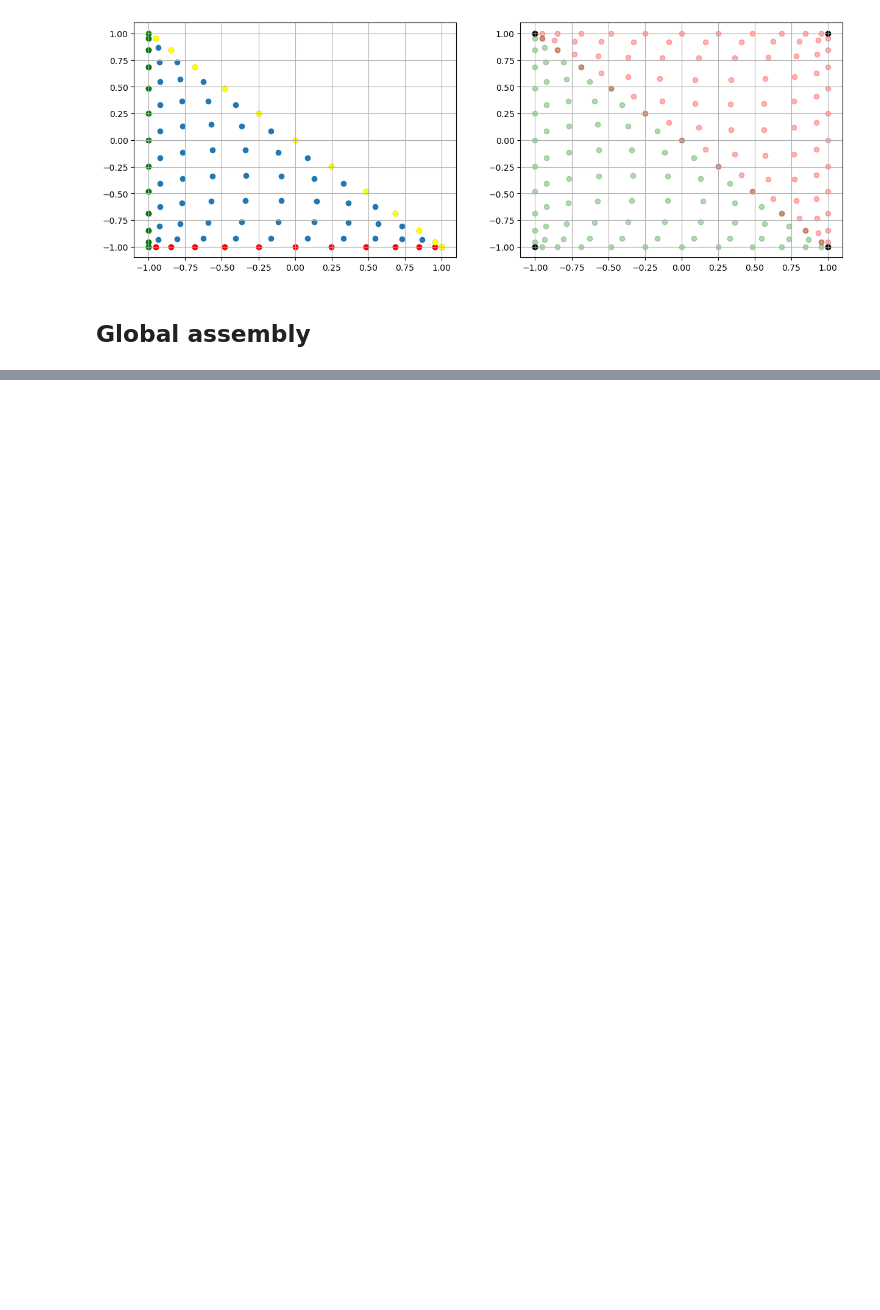
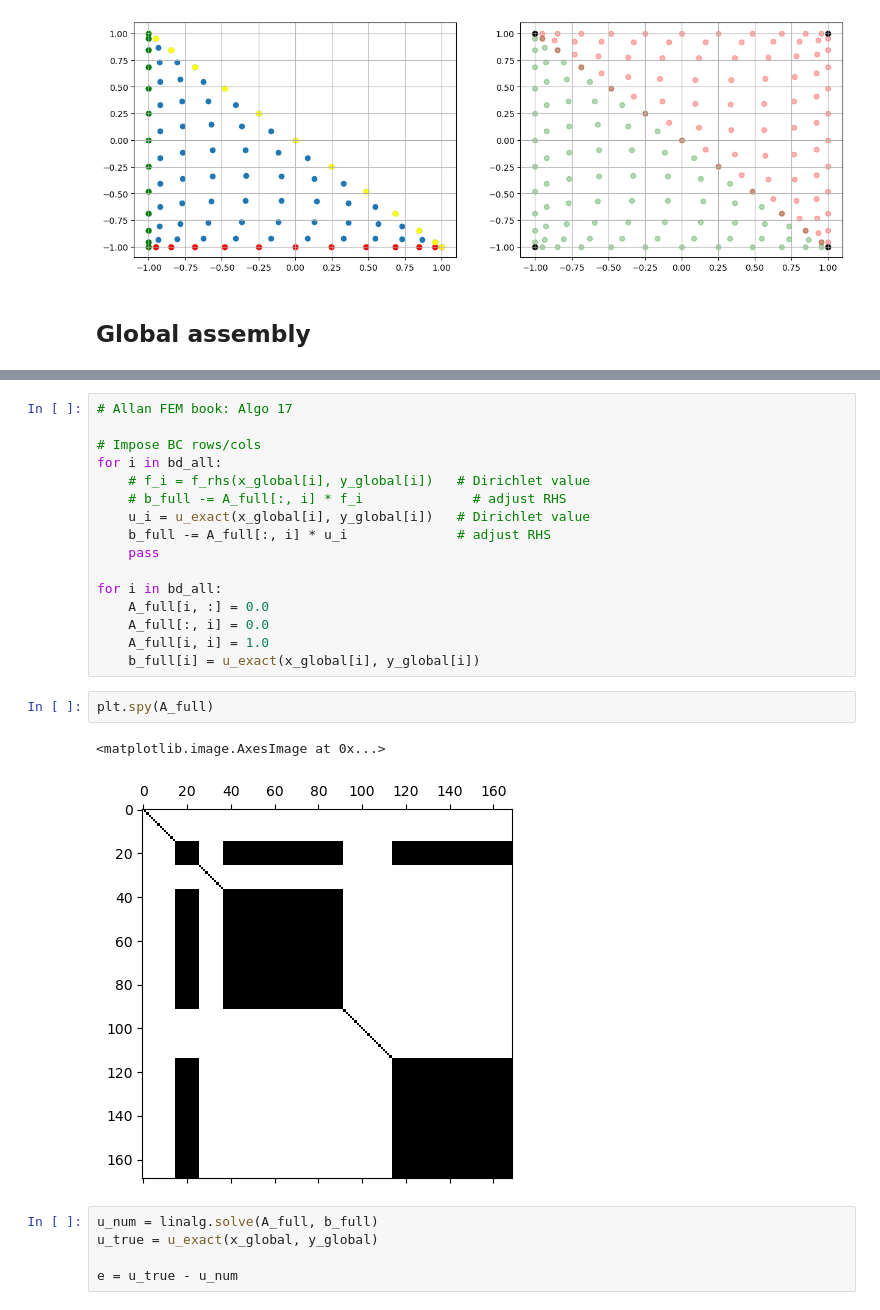
Before and after one commit to JeppeKlitgaard/02689-Advanced-Numerical-Methods, a Jupyter notebook: assignment_3/tb_sem.ipynb, the cells around one changed output, grey strips where cells are left out. Cells and saved outputs as stored; diff of their text form; blank space fills up the shorter version.

```diff
--- a/assignment_3/tb_sem.ipynb
+++ b/assignment_3/tb_sem.ipynb
@@ -919,0 +1044,26 @@ IndexError: index 91 is out of bounds for axis 0 with size 91
+# %%
+# Allan FEM book: Algo 17
+
+# Impose BC rows/cols
+for i in bd_all:
+    # f_i = f_rhs(x_global[i], y_global[i])   # Dirichlet value
+    # b_full -= A_full[:, i] * f_i              # adjust RHS
+    u_i = u_exact(x_global[i], y_global[i])   # Dirichlet value
+    b_full -= A_full[:, i] * u_i              # adjust RHS
+    pass
+
+for i in bd_all:
+    A_full[i, :] = 0.0
+    A_full[:, i] = 0.0
+    A_full[i, i] = 1.0
+    b_full[i] = u_exact(x_global[i], y_global[i])
+# %%
+plt.spy(A_full)
+# %% [output]
+<matplotlib.image.AxesImage at 0x...>
+[figure, added]
+# %%
+u_num = linalg.solve(A_full, b_full)
+u_true = u_exact(x_global, y_global)
+
+e = u_true - u_num
```
Also changed, not shown: parts of 23 cells of this notebook.
